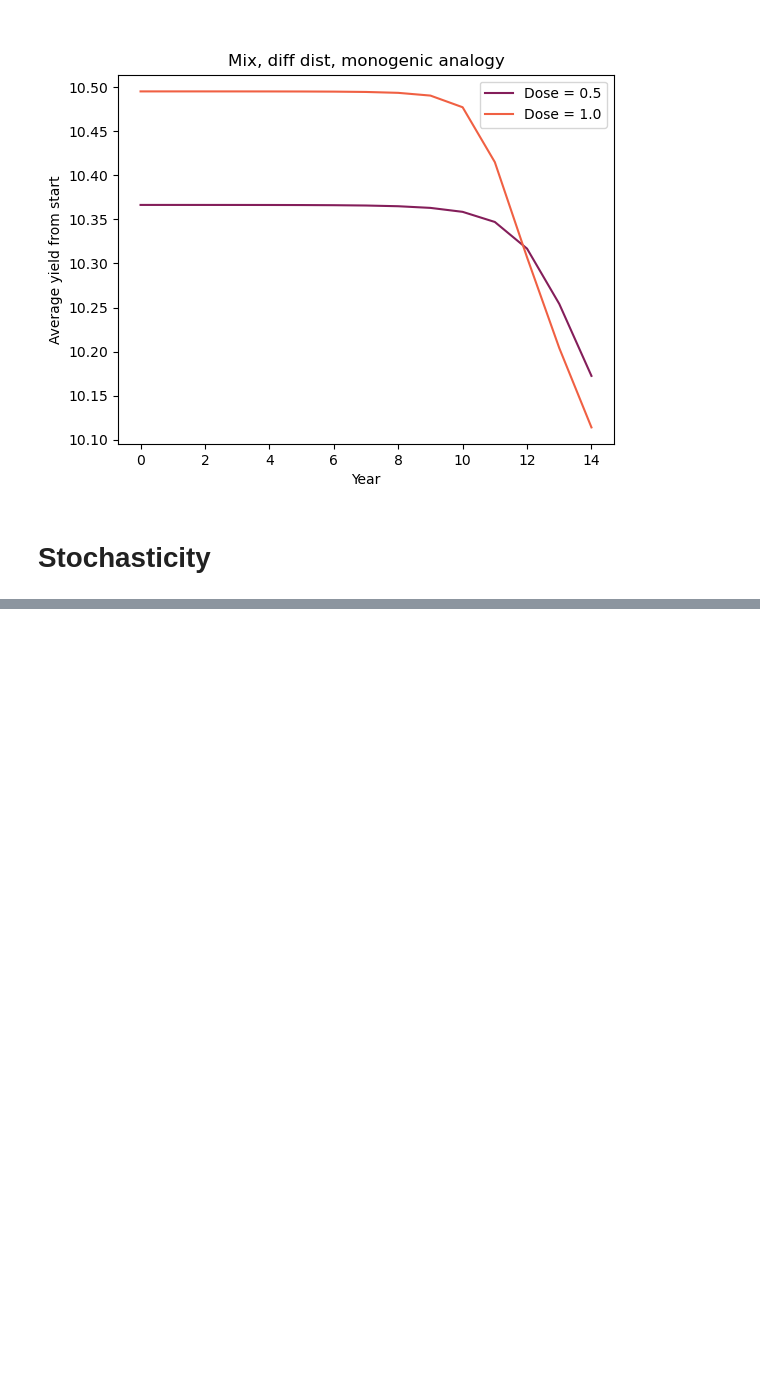
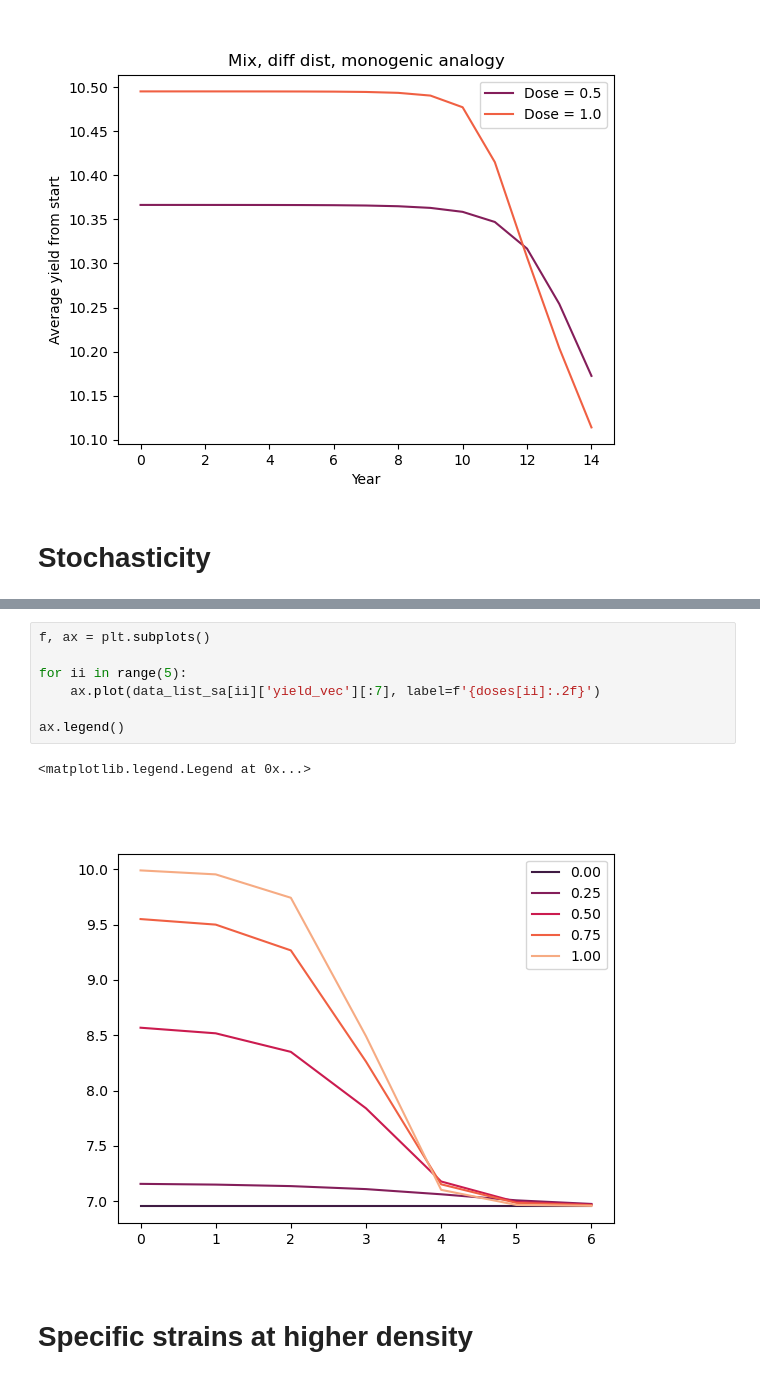
Before and after one commit to nt409/quant-res-doses, a Jupyter notebook: notebooks/102_rough.ipynb, the cells around one changed output, grey strips where cells are left out. Drawn from its saved outputs; the diff is of its cells as text; blank space fills up the shorter version.

```diff
--- a/notebooks/102_rough.ipynb
+++ b/notebooks/102_rough.ipynb
@@ -538,0 +540,12 @@ f = av_yield_plot(data_list_s[N*n_sp:n_sp*(N+1)], 'Stoch')
+# %%
+f, ax = plt.subplots()
+
+for ii in range(5):
+    ax.plot(data_list_sa[ii]['yield_vec'][:7], label=f'{doses[ii]:.2f}')
+
+ax.legend()
+# %% [output]
+<matplotlib.legend.Legend at 0x...>
+[figure, added]
+# %% [markdown]
+# Specific strains at higher density
```
Also changed, not shown: parts of 24 cells of this notebook, 3 other files.
